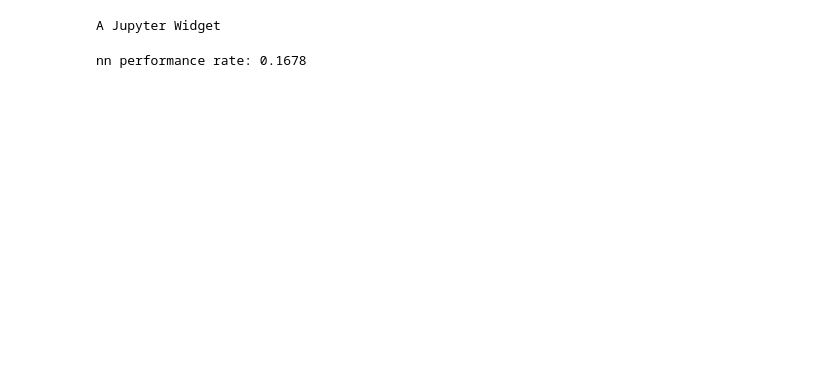
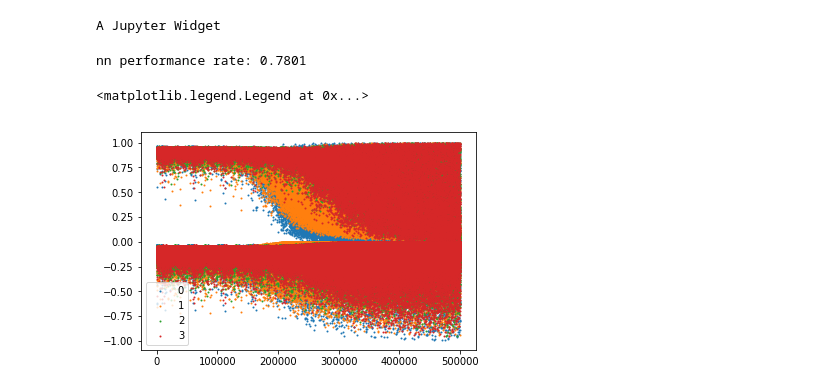
Before and after one commit to GrailFinder/MYONN, a Jupyter notebook: MYONN.ipynb, the cells around one changed output. Saved outputs shown, nothing was run; the diff lists cells and outputs as text; code cells hidden in the pictures; blank space fills up the shorter version.

Commit message:
plotting stuff

```diff
--- a/MYONN.ipynb
+++ b/MYONN.ipynb
@@ -13,7 +14,7 @@ neun = NeuralNetwork(inp=784, hid=200, out=out, alpha=.1)
 #  get data and train on it
 train_set, valid_set, test_set = get_mnist()
 
-epochs = 3
+epochs = 10
 train_err = []
 
 for e in tqdm(range(epochs)):
@@ -49,4 +57,20 @@ for i in tqdm(range(len(inp))):
 print(f"nn performance rate: {sum(score_history) / len(score_history)}")
 # %% [output]
 A Jupyter Widget
-nn performance rate: 0.1678
+nn performance rate: 0.7801
+# %%
+#plot something
+
+# train_err hax nx10 shape
+plt.scatter(range(len(train_err)), [e[0] for e in train_err],
+ s=1, label=0)
+plt.scatter(range(len(train_err)), [e[1] for e in train_err],
+ s=1, label=1)
+plt.scatter(range(len(train_err)), [e[2] for e in train_err],
+ s=1, label=2)
+plt.scatter(range(len(train_err)), [e[3] for e in train_err],
+ s=1, label=3)
+plt.legend()
+# %% [output]
+<matplotlib.legend.Legend at 0x...>
+[figure, added]
```
Also changed, not shown: parts of 2 cells of this notebook, 2 other files.
